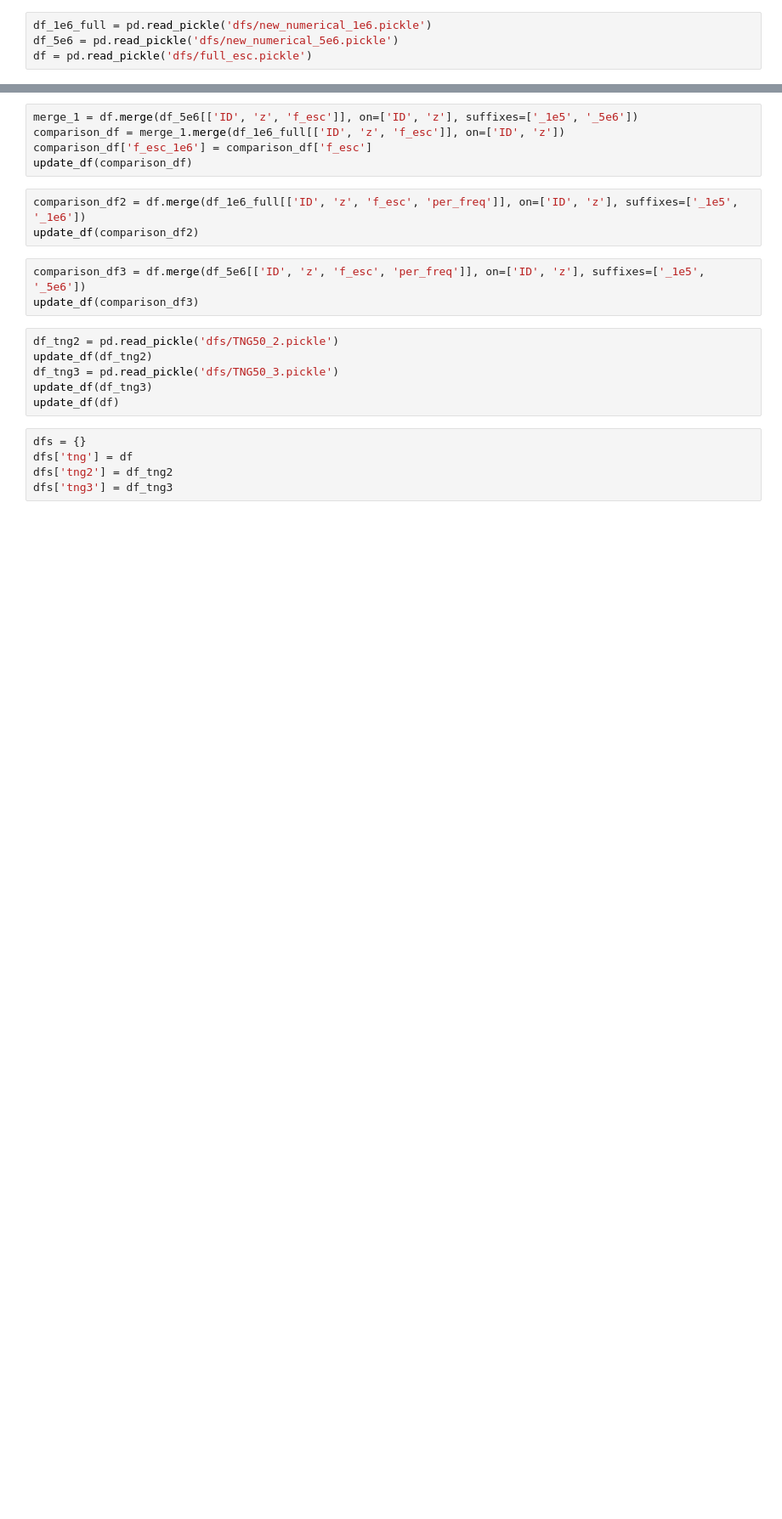
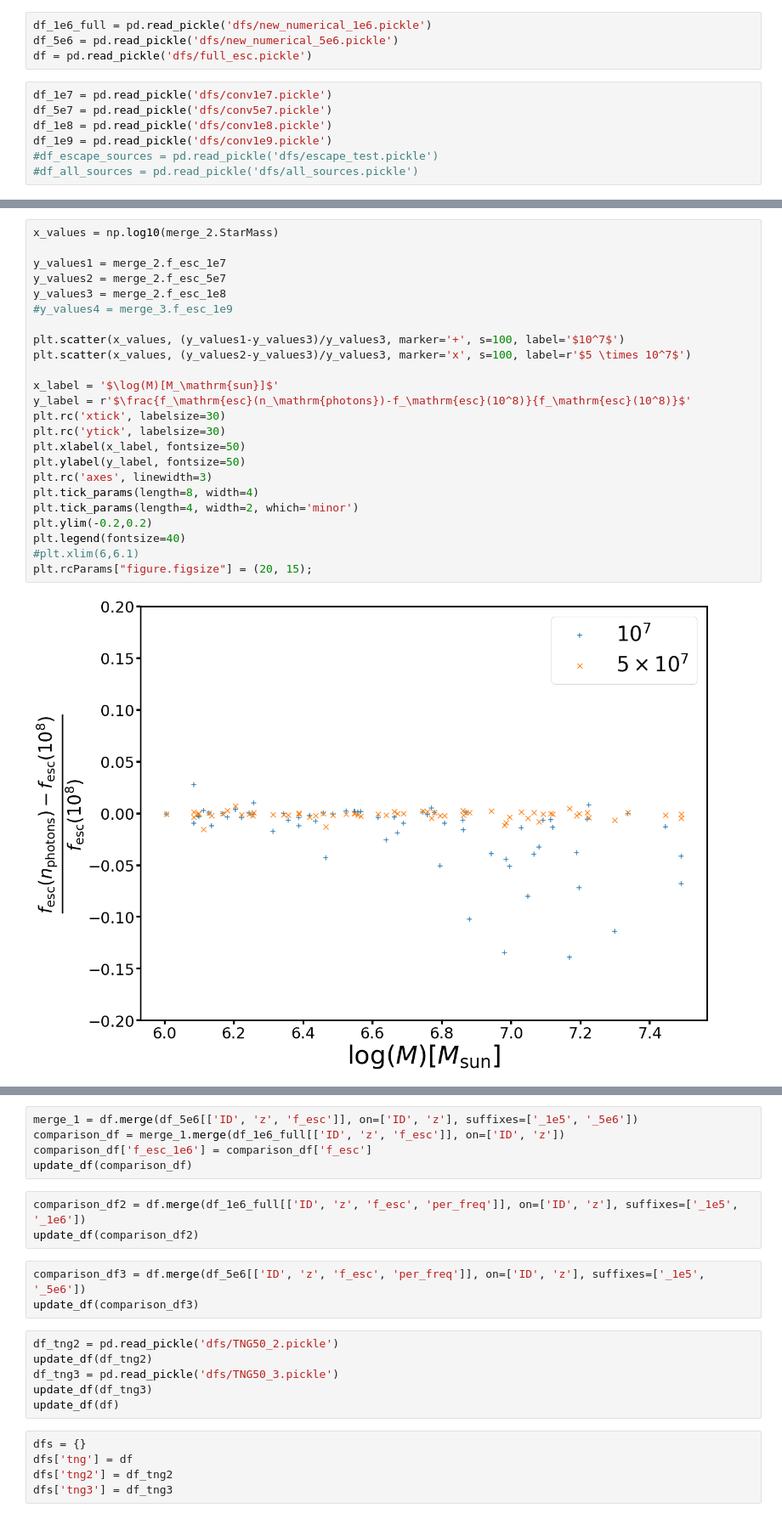
Before and after one commit to IvanKostyuk94/f_esc, a Jupyter notebook: numerical_tests.ipynb, the cells around one changed output, grey strips where cells are left out. Shown: that part at 85% size. Drawn from its saved outputs; the diff is of its cells as text; blank space fills up the shorter version.

```diff
--- a/numerical_tests.ipynb
+++ b/numerical_tests.ipynb
@@ -223,3 +237,10 @@ def update_df(df, h=0.6774):
 df_1e6_full = pd.read_pickle('dfs/new_numerical_1e6.pickle')
 df_5e6 = pd.read_pickle('dfs/new_numerical_5e6.pickle')
 df = pd.read_pickle('dfs/full_esc.pickle')
+# %%
+df_1e7 = pd.read_pickle('dfs/conv1e7.pickle')
+df_5e7 = pd.read_pickle('dfs/conv5e7.pickle')
+df_1e8 = pd.read_pickle('dfs/conv1e8.pickle')
+df_1e9 = pd.read_pickle('dfs/conv1e9.pickle')
+#df_escape_sources = pd.read_pickle('dfs/escape_test.pickle')
+#df_all_sources = pd.read_pickle('dfs/all_sources.pickle')
@@ -225,0 +288,26 @@ df = pd.read_pickle('dfs/full_esc.pickle')
+# %%
+x_values = np.log10(merge_2.StarMass)
+
+y_values1 = merge_2.f_esc_1e7
+y_values2 = merge_2.f_esc_5e7
+y_values3 = merge_2.f_esc_1e8
+#y_values4 = merge_3.f_esc_1e9
+
+plt.scatter(x_values, (y_values1-y_values3)/y_values3, marker='+', s=100, label='$10^7$')
+plt.scatter(x_values, (y_values2-y_values3)/y_values3, marker='x', s=100, label=r'$5 \times 10^7$')
+
+x_label = '$\log(M)[M_\mathrm{sun}]$'
+y_label = r'$\frac{f_\mathrm{esc}(n_\mathrm{photons})-f_\mathrm{esc}(10^8)}{f_\mathrm{esc}(10^8)}$'
+plt.rc('xtick', labelsize=30)
+plt.rc('ytick', labelsize=30)
+plt.xlabel(x_label, fontsize=50)
+plt.ylabel(y_label, fontsize=50)
+plt.rc('axes', linewidth=3)
+plt.tick_params(length=8, width=4)
+plt.tick_params(length=4, width=2, which='minor')
+plt.ylim(-0.2,0.2)
+plt.legend(fontsize=40)
+#plt.xlim(6,6.1)
+plt.rcParams["figure.figsize"] = (20, 15);
+# %% [output]
+[figure, added]
```
Also changed, not shown: parts of 47 cells of this notebook, 7 other files.
